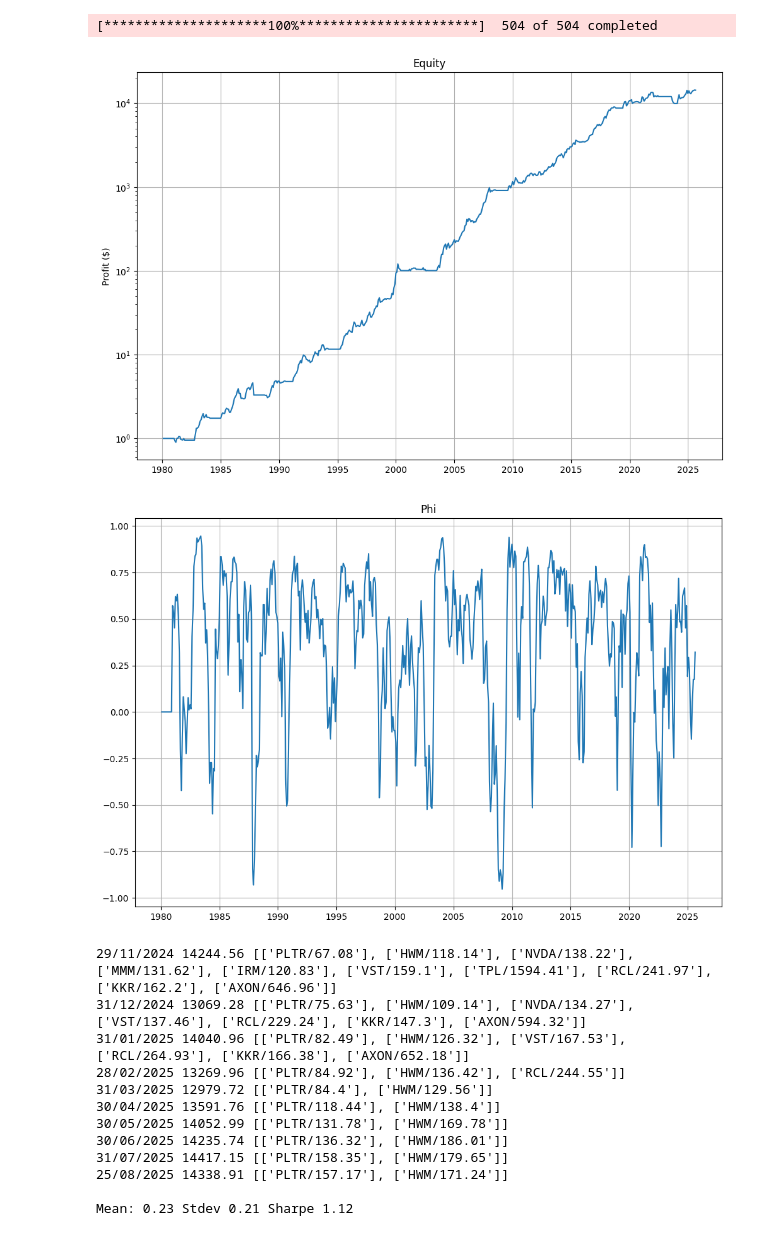
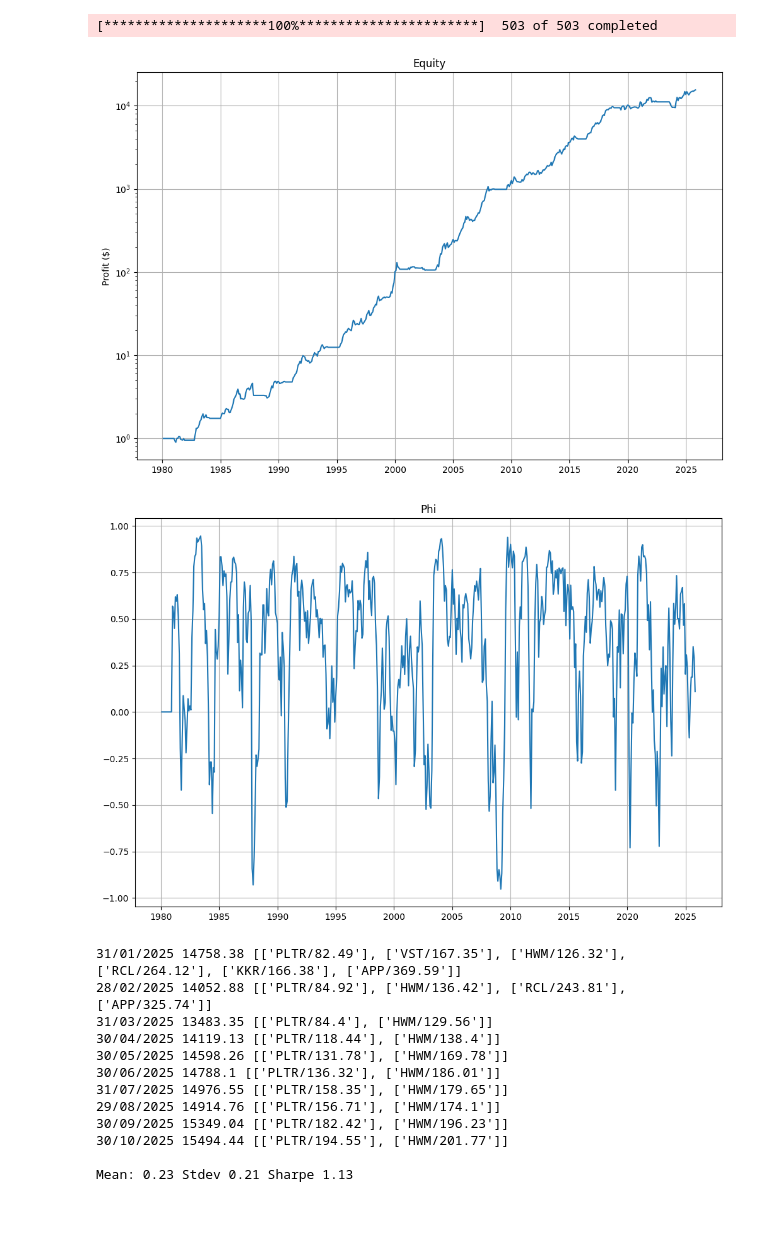
Before and after one commit to denis-laurichesse/momentum_stock_trading, a Jupyter notebook: momentum_strategy.ipynb, the cells around one changed output. Cells and saved outputs as stored; diff of their text form; code cells hidden in the pictures.

```diff
--- a/momentum_strategy.ipynb
+++ b/momentum_strategy.ipynb
@@ -22,7 +22,7 @@ def GetSP500():
 
 def GetHistos():
     codes = GetSP500()
-    data = yf.download(tickers = [l[0] for l in codes], interval = '1d', period = 'max', group_by = 'ticker', threads = True)
+    data = yf.download(tickers = [l[0] for l in codes], interval = '1d', period = 'max', group_by = 'ticker', threads = True, auto_adjust=True)
     return data.xs('Close', axis=1, level=1)
 
 
@@ -86,45 +86,45 @@ f = f[f.index.date >= datetime.date(1980, 1, 1)]
 
 ls_sig = f.columns.get_level_values(0).unique().tolist()
 dates = MonthIndex(f)
 ac = np.nan_to_num(f.bfill().values)
 f_sig, ac_sig = f.iloc[dates], ac[dates,:]
 df_sig = f_sig.index
 nt, ns = ac_sig.shape
 
 # Signals
 s1, s2 = ComputeMomentum(ac, 240)[dates, :], ComputeMomentum(ac, 90)[dates, :]
 w, ss = ComputeWeights(ac_sig, s1, s2, size)
 
 # Simulation
 x_sim = Simulation(pd.DataFrame(ac_sig), pd.DataFrame(w));
 Trace(df_sig, x_sim, 'Equity', 'Profit ($)', log=True)
 Trace(df_sig, ss, 'Phi', '')
 
 # Last 10 months positions
 print("")
 for it in range(nt-10, nt):
   nn = np.where(w[it,:] != 0)[0]
   l = [[ls_sig[ii] + "/" + str(round(ac_sig[it, ii],2))] for ii in nn] if it != nt-1 else [[ls_sig[ii] + "/" + str(round(ac_sig[it, ii],2))] for ii in nn]
   print(df_sig[it].strftime("%d/%m/%Y"), str(round(x_sim.values[it], 2)), l)
 
 # Statistics
 print("")
 r = x_sim.pct_change().dropna()
 m, s = 12*r.mean(), np.sqrt(12)*r.std()  # Annual mean and sigma
 print("Mean:", round(m, 2), "Stdev", round(s, 2), "Sharpe", round(m/s, 2))
 # %% [output]
-[*********************100%***********************]  504 of 504 completed
+[*********************100%***********************]  503 of 503 completed
-[figure, old version]
+[figure, new version]
-[figure, old version]
+[figure, new version]
-29/11/2024 14244.56 [['PLTR/67.08'], ['HWM/118.14'], ['NVDA/138.22'], ['MMM/131.62'], ['IRM/120.83'], ['VST/159.1'], ['TPL/1594.41'], ['RCL/241.97'], ['KKR/162.2'], ['AXON/646.96']]
-31/12/2024 13069.28 [['PLTR/75.63'], ['HWM/109.14'], ['NVDA/134.27'], ['VST/137.46'], ['RCL/229.24'], ['KKR/147.3'], ['AXON/594.32']]
-31/01/2025 14040.96 [['PLTR/82.49'], ['HWM/126.32'], ['VST/167.53'], ['RCL/264.93'], ['KKR/166.38'], ['AXON/652.18']]
-28/02/2025 13269.96 [['PLTR/84.92'], ['HWM/136.42'], ['RCL/244.55']]
-31/03/2025 12979.72 [['PLTR/84.4'], ['HWM/129.56']]
-30/04/2025 13591.76 [['PLTR/118.44'], ['HWM/138.4']]
-30/05/2025 14052.99 [['PLTR/131.78'], ['HWM/169.78']]
-30/06/2025 14235.74 [['PLTR/136.32'], ['HWM/186.01']]
-31/07/2025 14417.15 [['PLTR/158.35'], ['HWM/179.65']]
-25/08/2025 14338.91 [['PLTR/157.17'], ['HWM/171.24']]
+31/01/2025 14758.38 [['PLTR/82.49'], ['VST/167.35'], ['HWM/126.32'], ['RCL/264.12'], ['KKR/166.38'], ['APP/369.59']]
+28/02/2025 14052.88 [['PLTR/84.92'], ['HWM/136.42'], ['RCL/243.81'], ['APP/325.74']]
+31/03/2025 13483.35 [['PLTR/84.4'], ['HWM/129.56']]
+30/04/2025 14119.13 [['PLTR/118.44'], ['HWM/138.4']]
+30/05/2025 14598.26 [['PLTR/131.78'], ['HWM/169.78']]
+30/06/2025 14788.1 [['PLTR/136.32'], ['HWM/186.01']]
+31/07/2025 14976.55 [['PLTR/158.35'], ['HWM/179.65']]
+29/08/2025 14914.76 [['PLTR/156.71'], ['HWM/174.1']]
+30/09/2025 15349.04 [['PLTR/182.42'], ['HWM/196.23']]
+30/10/2025 15494.44 [['PLTR/194.55'], ['HWM/201.77']]
 
-Mean: 0.23 Stdev 0.21 Sharpe 1.12
+Mean: 0.23 Stdev 0.21 Sharpe 1.13
```
